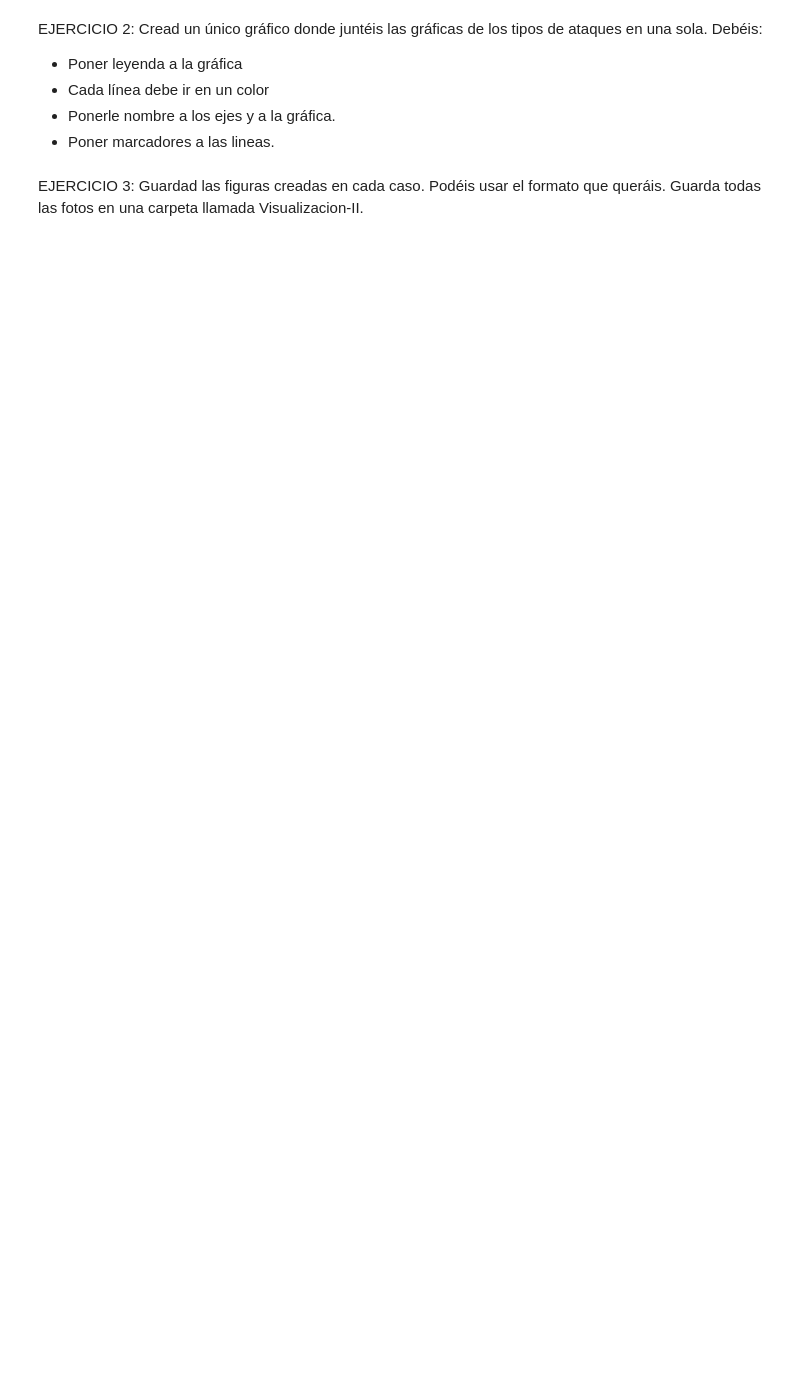
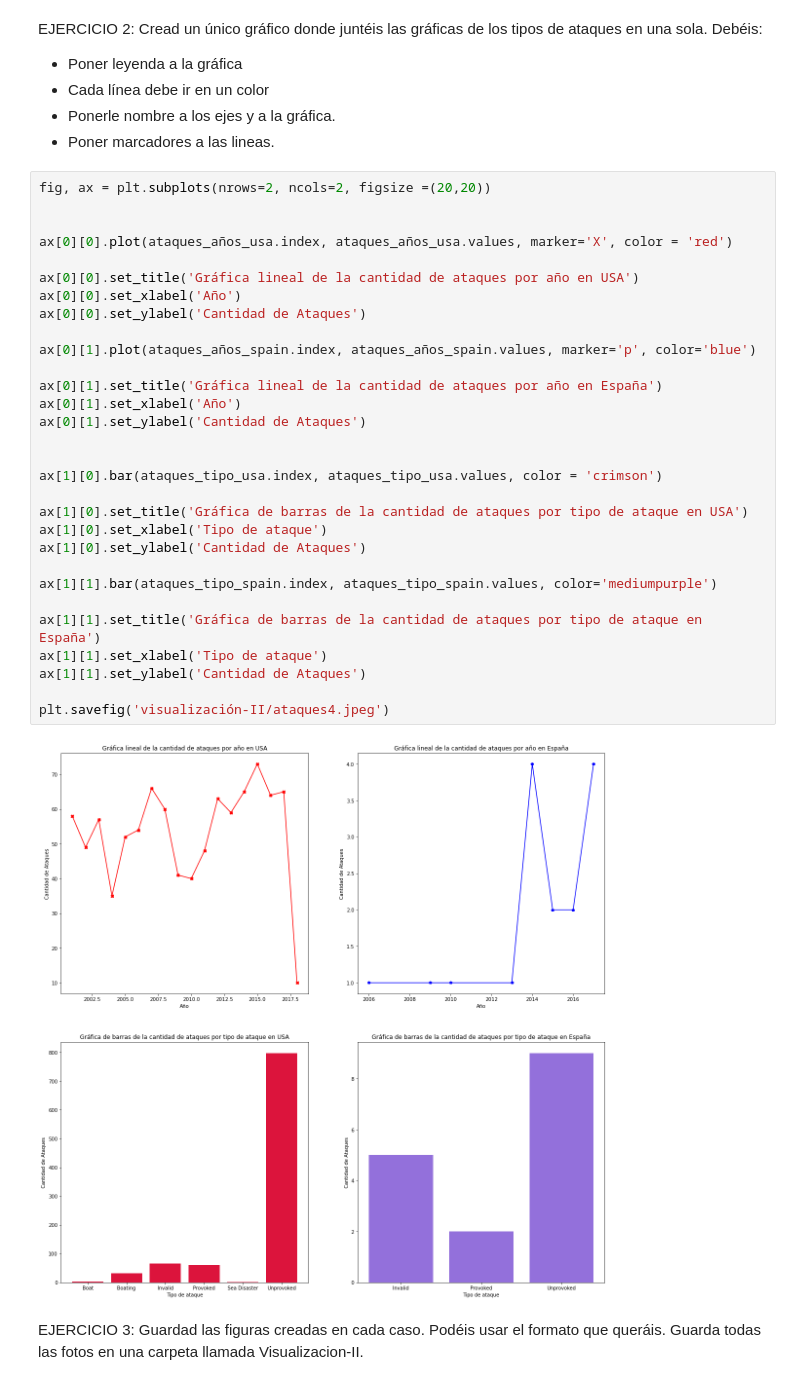
Before and after one commit to Adalab/DA-promo-b-modulo-2-sprint-1-Anais-Ana-Yadira, a Jupyter notebook: visualización/pair-programmin-vizualizacion-2-matlotlib/pair-programmin-vizualizacion-2-matlotlib.ipynb, the cells around one changed output. Drawn from its saved outputs; the diff is of its cells as text; blank space fills up the shorter version.

```diff
--- a/visualización/pair-programmin-vizualizacion-2-matlotlib/pair-programmin-vizualizacion-2-matlotlib.ipynb
+++ b/visualización/pair-programmin-vizualizacion-2-matlotlib/pair-programmin-vizualizacion-2-matlotlib.ipynb
@@ -26,5 +130,37 @@ EJERCICIO 2: Cread un único gráfico donde juntéis las gráficas de los tipos
 - Cada línea debe ir en un color
 - Ponerle nombre a los ejes y a la gráfica.
 - Poner marcadores a las lineas.
+# %%
+fig, ax = plt.subplots(nrows=2, ncols=2, figsize =(20,20))
+
+
+ax[0][0].plot(ataques_años_usa.index, ataques_años_usa.values, marker='X', color = 'red')
+
+ax[0][0].set_title('Gráfica lineal de la cantidad de ataques por año en USA')
+ax[0][0].set_xlabel('Año')
+ax[0][0].set_ylabel('Cantidad de Ataques')
+
+ax[0][1].plot(ataques_años_spain.index, ataques_años_spain.values, marker='p', color='blue')
+
+ax[0][1].set_title('Gráfica lineal de la cantidad de ataques por año en España')
+ax[0][1].set_xlabel('Año')
+ax[0][1].set_ylabel('Cantidad de Ataques')
+
+
+ax[1][0].bar(ataques_tipo_usa.index, ataques_tipo_usa.values, color = 'crimson')
+
+ax[1][0].set_title('Gráfica de barras de la cantidad de ataques por tipo de ataque en USA')
+ax[1][0].set_xlabel('Tipo de ataque')
+ax[1][0].set_ylabel('Cantidad de Ataques')
+
+ax[1][1].bar(ataques_tipo_spain.index, ataques_tipo_spain.values, color='mediumpurple')
+
+ax[1][1].set_title('Gráfica de barras de la cantidad de ataques por tipo de ataque en España')
+ax[1][1].set_xlabel('Tipo de ataque')
+ax[1][1].set_ylabel('Cantidad de Ataques')
+
+plt.savefig('visualización-II/ataques4.jpeg')
+# %% [output]
+[figure, added]
 # %% [markdown]
 EJERCICIO 3: Guardad las figuras creadas en cada caso. Podéis usar el formato que queráis. Guarda todas las fotos en una carpeta llamada Visualizacion-II.
```
Also changed, not shown: parts of 8 cells of this notebook, 3 other files.
